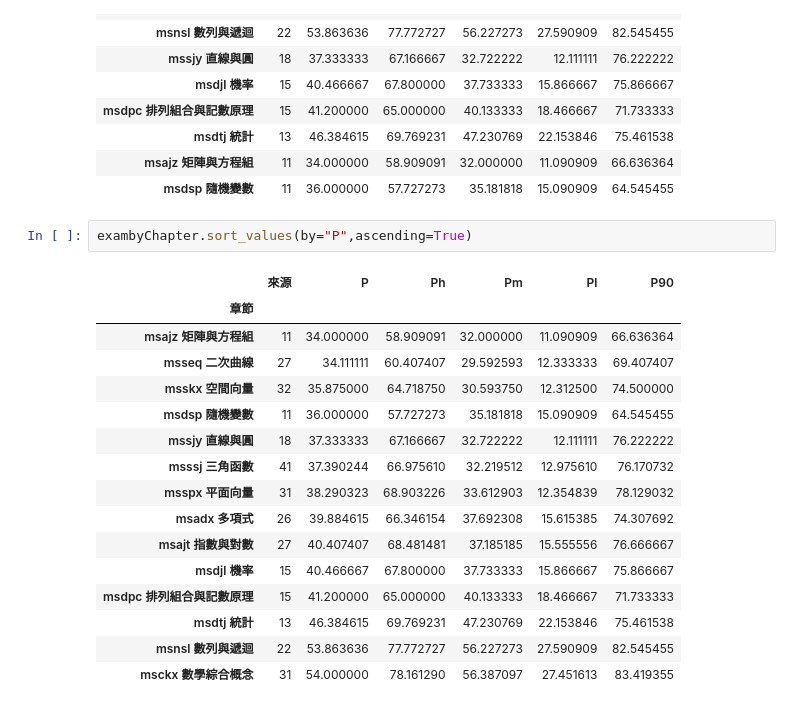
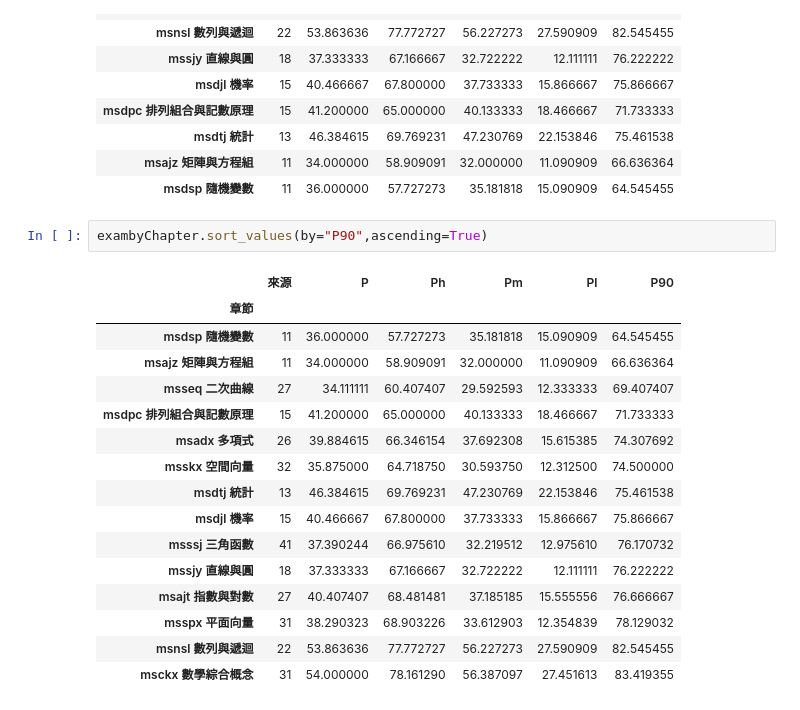
Before and after one commit to anchiang/examAnalysis, a Jupyter notebook: exma.ipynb, the cells around one changed output. Saved outputs shown, nothing was run; the diff lists cells and outputs as text.

```diff
--- a/exma.ipynb
+++ b/exma.ipynb
@@ -196,22 +196,22 @@ exambyChapter.sort_values(by="來源",ascending=False)
 | msajz 矩陣與方程組 | 11 | 34.000000 | 58.909091 | 32.000000 | 11.090909 | 66.636364 |
 | msdsp 隨機變數 | 11 | 36.000000 | 57.727273 | 35.181818 | 15.090909 | 64.545455 |
 # %%
-exambyChapter.sort_values(by="P",ascending=True)
+exambyChapter.sort_values(by="P90",ascending=True)
 # %% [output]
 |  | 來源 | P | Ph | Pm | Pl | P90 |
 | 章節 |  |  |  |  |  |  |
+| msdsp 隨機變數 | 11 | 36.000000 | 57.727273 | 35.181818 | 15.090909 | 64.545455 |
 | msajz 矩陣與方程組 | 11 | 34.000000 | 58.909091 | 32.000000 | 11.090909 | 66.636364 |
 | msseq 二次曲線 | 27 | 34.111111 | 60.407407 | 29.592593 | 12.333333 | 69.407407 |
+| msdpc 排列組合與記數原理 | 15 | 41.200000 | 65.000000 | 40.133333 | 18.466667 | 71.733333 |
+| msadx 多項式 | 26 | 39.884615 | 66.346154 | 37.692308 | 15.615385 | 74.307692 |
 | msskx 空間向量 | 32 | 35.875000 | 64.718750 | 30.593750 | 12.312500 | 74.500000 |
-| msdsp 隨機變數 | 11 | 36.000000 | 57.727273 | 35.181818 | 15.090909 | 64.545455 |
+| msdtj 統計 | 13 | 46.384615 | 69.769231 | 47.230769 | 22.153846 | 75.461538 |
+| msdjl 機率 | 15 | 40.466667 | 67.800000 | 37.733333 | 15.866667 | 75.866667 |
+| msssj 三角函數 | 41 | 37.390244 | 66.975610 | 32.219512 | 12.975610 | 76.170732 |
 | mssjy 直線與圓 | 18 | 37.333333 | 67.166667 | 32.722222 | 12.111111 | 76.222222 |
-| msssj 三角函數 | 41 | 37.390244 | 66.975610 | 32.219512 | 12.975610 | 76.170732 |
+| msajt 指數與對數 | 27 | 40.407407 | 68.481481 | 37.185185 | 15.555556 | 76.666667 |
 | msspx 平面向量 | 31 | 38.290323 | 68.903226 | 33.612903 | 12.354839 | 78.129032 |
-| msadx 多項式 | 26 | 39.884615 | 66.346154 | 37.692308 | 15.615385 | 74.307692 |
-| msajt 指數與對數 | 27 | 40.407407 | 68.481481 | 37.185185 | 15.555556 | 76.666667 |
-| msdjl 機率 | 15 | 40.466667 | 67.800000 | 37.733333 | 15.866667 | 75.866667 |
-| msdpc 排列組合與記數原理 | 15 | 41.200000 | 65.000000 | 40.133333 | 18.466667 | 71.733333 |
-| msdtj 統計 | 13 | 46.384615 | 69.769231 | 47.230769 | 22.153846 | 75.461538 |
 | msnsl 數列與遞迴 | 22 | 53.863636 | 77.772727 | 56.227273 | 27.590909 | 82.545455 |
 | msckx 數學綜合概念 | 31 | 54.000000 | 78.161290 | 56.387097 | 27.451613 | 83.419355 |
 # %%
```
Also changed, not shown: parts of 10 cells of this notebook, 5 other files.
